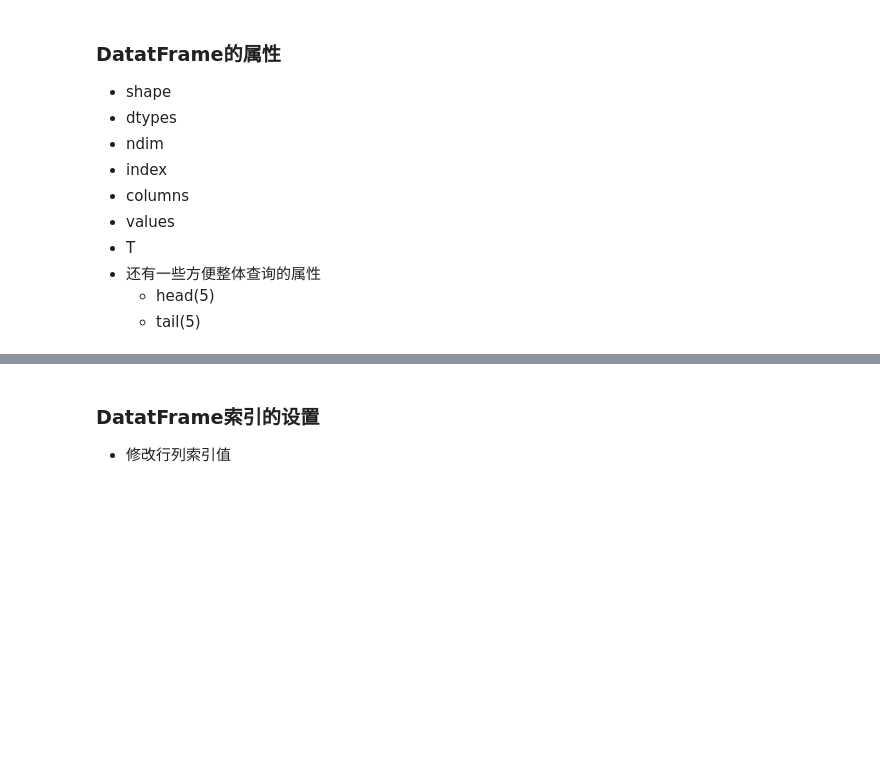
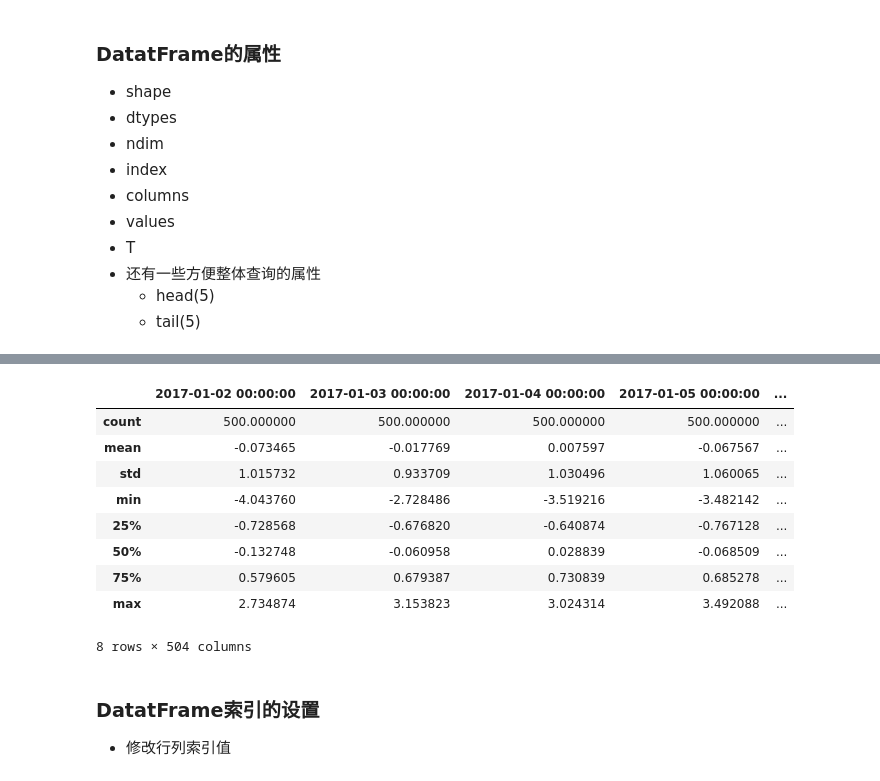
Before and after one commit to lzc978/My_MachineLearning, a Jupyter notebook: Jupyter Notebook Sklearn_MLAlgorithm/pandas_train.ipynb, the cells around one changed output, grey strips where cells are left out. Saved outputs shown, nothing was run; the diff lists cells and outputs as text; code cells hidden in the pictures; blank space fills up the shorter version.

```diff
--- a/Jupyter Notebook Sklearn_MLAlgorithm/pandas_train.ipynb
+++ b/Jupyter Notebook Sklearn_MLAlgorithm/pandas_train.ipynb
@@ -140,3 +243,16 @@ data
+# %%
+data.describe()
+# %% [output]
+|  | 2017-01-02 00:00:00 | 2017-01-03 00:00:00 | 2017-01-04 00:00:00 | 2017-01-05 00:00:00 | ... |
+| count | 500.000000 | 500.000000 | 500.000000 | 500.000000 | ... |
+| mean | -0.073465 | -0.017769 | 0.007597 | -0.067567 | ... |
+| std | 1.015732 | 0.933709 | 1.030496 | 1.060065 | ... |
+| min | -4.043760 | -2.728486 | -3.519216 | -3.482142 | ... |
+| 25% | -0.728568 | -0.676820 | -0.640874 | -0.767128 | ... |
+| 50% | -0.132748 | -0.060958 | 0.028839 | -0.068509 | ... |
+| 75% | 0.579605 | 0.679387 | 0.730839 | 0.685278 | ... |
+| max | 2.734874 | 3.153823 | 3.024314 | 3.492088 | ... |
+8 rows × 504 columns
 # %% [markdown]
 ### DatatFrame索引的设置
 - 修改行列索引值
```
Also changed, not shown: parts of 21 cells of this notebook.
